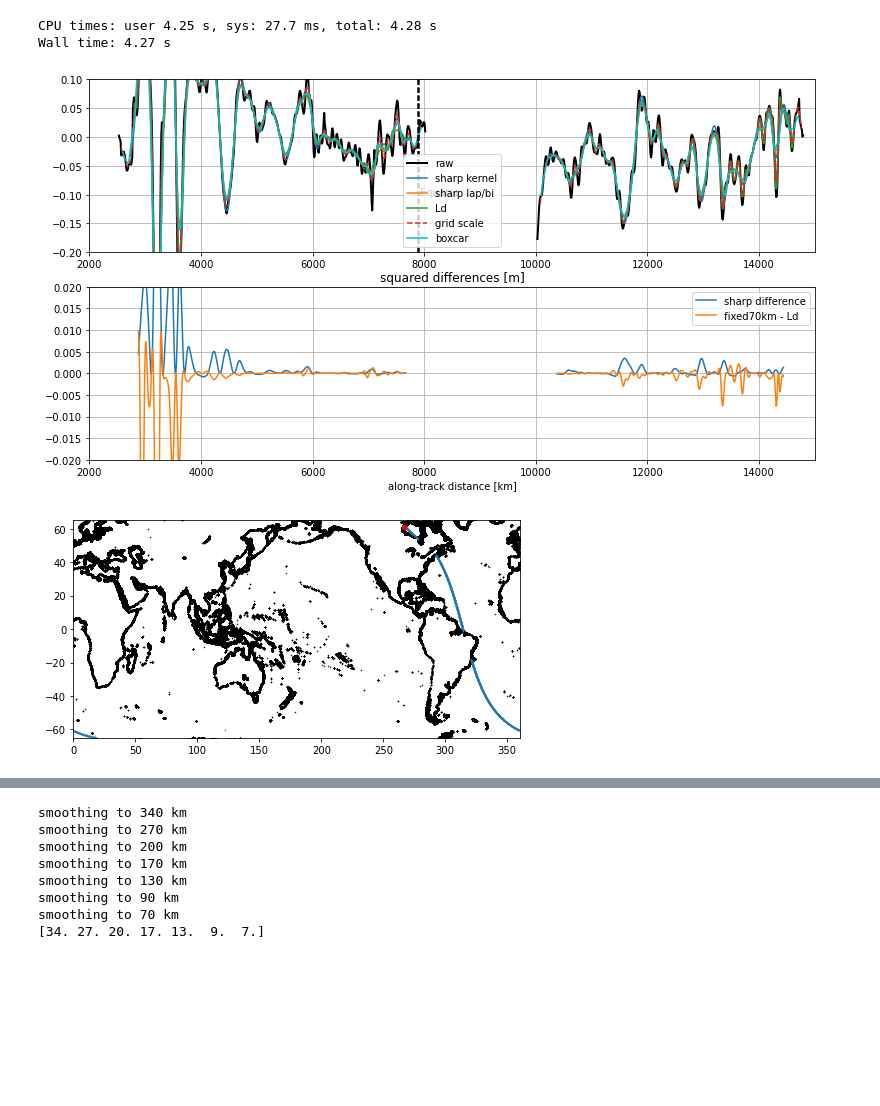
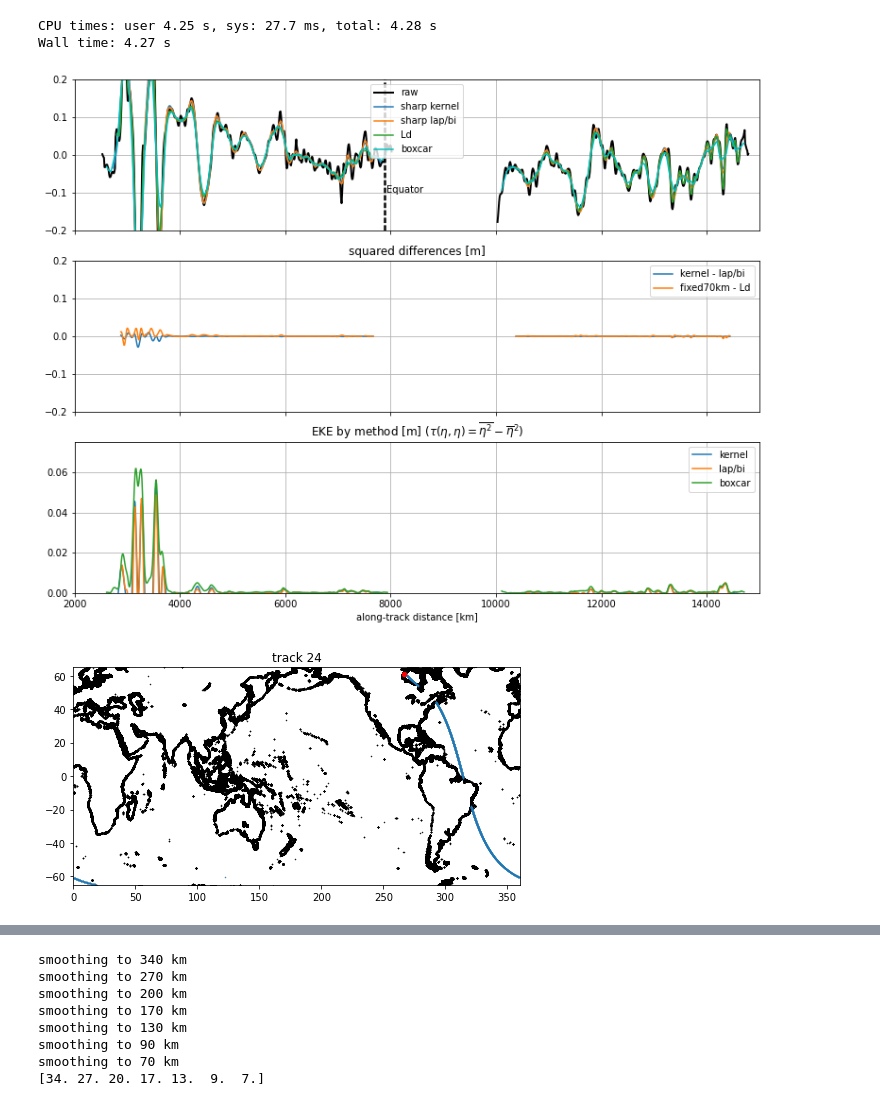
Before and after one commit to ocean-eddy-cpt/WP1T2-2D-EKE-Analysis, a Jupyter notebook: global_along_track.ipynb, the cells around one changed output, grey strips where cells are left out. Cells and saved outputs as stored; diff of their text form; code cells hidden in the pictures; blank space fills up the shorter version.

```diff
--- a/global_along_track.ipynb
+++ b/global_along_track.ipynb
@@ -47,14 +54,13 @@ lat_n = 65
 # %%
 # ------------------------------------------------------------------------------------------------
 # -- LOAD -- parsed data (gridded and interpolated in time) -- from initial_processing.ipynb
-# this is really the starting point
-# (the above two cells only need to be run once to create the file(s) to be loaded here)
+# load file created by initial_processing (data have been spatially and temporally gridded and desired nans interpolated)
 load_sat = pickle.load(open(this_sat + '/' + this_sat +'_parsed_tracks.p', 'rb'))
 load_sat2 = pickle.load(open(this_sat + '/' + this_sat +'_parsed_tracks_adt_interp_time_only.p', 'rb'))
 lon_t = load_sat['lon_t']
 lat_t = load_sat['lat_t']
 track_t = load_sat['track_t']
-adt = load_sat['adt']
+adt = load_sat2['adt']
 # sla = load_sat['sla']
 dist = load_sat['dist']
 lon_record = load_sat['lon_record']
@@ -188,6 +191,8 @@ plt.show()
 # %%
-filter_type = 'Gaussian'
-plot_filter = 1
-N = 35  # filter steps (computational choice)
-sla_filt = Filter(N, filter_type, plot_filter, sla_t_win, hor_grid_spacing, coarsening_factor0)
+# INITIALIZE LAPLACIAN/BIHARMONIC FILTER and APPLY to field
+filter_type = 'Taper'
+plot_filter = 1            # show filter relative to target w/ error
+N = 35                     # filter steps (computational choice)
+%time sla_filt = Filter(N, filter_type, plot_filter, sla_t_win, hor_grid_spacing, coarsening_factor0)
+%time sla_sq_filt = Filter(N, filter_type, plot_filter, sla_sq, hor_grid_spacing, coarsening_factor0)
 # %% [output]
@@ -331,45 +248,55 @@ Wall time: 4.27 s
 # %%
-# plot the difference between filtering with fixed filter scale and variable filter scale
-f, (ax, ax2) = plt.subplots(2,1,figsize=(13,7))
+# FIGURE: difference between filtering with fixed filter scale and variable filter scale
+f, (ax, ax2, ax3) = plt.subplots(3,1,figsize=(13,10),sharex=True)
 ii = gid
 ax.plot(dist[ii], sla_t_win[ii][10, :], color='k', linewidth=2, label='raw')       # raw
 ax.plot(dist[ii], sla_smooth[ii][10, :], label='sharp kernel')                     # sharp filter kernel
 ax.plot(dist[ii], sla_filt[ii][10, :], label='sharp lap/bi')                       # sharp filter (lap/bi)
 ax.plot(dist[ii], sla_filtered_Ld[ii][10, :], label='Ld')                          # deformation radius
-ax.plot(dist[ii], sla_filtered_deg[0][10, :], linestyle='--', label='grid scale')  # filter scale = model grid scale
-ax.plot(dist[ii], sla_filtered_boxcar[0][10, :], color='c', label='boxcar')        # boxcar
+# ax.plot(dist[ii], sla_filtered_deg[0][10, :], linestyle='--', label='grid scale')  # filter scale = model grid scale
+ax.plot(dist[ii], sla_boxcar[ii][10, :], color='c', label='boxcar')        # boxcar
 handles, labels = ax.get_legend_handles_labels()
 ax.legend(handles, labels, fontsize=10)
-ax.set_xlim([2000, 15000])
 y_l = -0.2
-y_u = 0.1
+y_u = 0.2
 ax.set_ylim([y_l, y_u])
 eq_region = np.where(np.abs(lat_record[gid]) < 0.1)[0]
 if len(eq_region) > 0:
     ax.plot([dist[gid][eq_region], dist[gid][eq_region]], [y_l, y_u], color='k', linestyle='--')
     ax.text(dist[gid][eq_region][0] + 30, y_l + 0.1, 'Equator')
 ax.grid()
 
-ax2.plot(dist[ii], sla_smooth[ii][10, :]**2 - sla_filt[ii][10, :]**2, label='sharp difference')
+ax2.plot(dist[ii], sla_smooth[ii][10, :]**2 - sla_filt[ii][10, :]**2, label='kernel - lap/bi')
 ax2.plot(dist[ii], sla_filt[ii][10, :]**2 - sla_filtered_Ld[ii][10, :]**2, label='fixed70km - Ld')
 ax2.set_title('squared differences [m]')
-ax2.set_xlabel('along-track distance [km]')
 handles, labels = ax2.get_legend_handles_labels()
 ax2.legend(handles, labels, fontsize=10)
-ax2.set_xlim([2000, 15000])
-ax2.set_ylim([-0.02, 0.02])
+ax2.set_xlim([2000, xmax-3000])
+ax2.set_ylim([-0.2, 0.2])
 ax2.grid()
+
+ax3.plot(dist[ii], sla_sq_smooth[ii][10, :] - sla_smooth[ii][10, :]**2, label='kernel')
+ax3.plot(dist[ii], sla_sq_filt[ii][10, :] - sla_filt[ii][10, :]**2, label='lap/bi')
+ax3.plot(dist[ii], sla_sq_boxcar[ii][10, :] - sla_boxcar[ii][10, :]**2, label='boxcar')
+ax3.set_title(r'EKE by method [m] ($\tau(\eta,\eta) = \overline{\eta^2} - \overline{\eta}^2$)')
+ax3.set_xlabel('along-track distance [km]')
+handles, labels = ax3.get_legend_handles_labels()
+ax3.legend(handles, labels, fontsize=10)
+ax3.set_xlim([2000, xmax-3000])
+ax3.set_ylim([0, 0.075])
+ax3.grid()
 plt.show()
 # f.savefig(this_sat + '_sample_filtering_differences', dpi=250)
 
 f, ax = plt.subplots(1, 1, figsize = (8, 4))
 ax.scatter(x4['lon'].values, x4['lat'].values, color='k', zorder=1, s=0.25)
 ax.scatter(lon_record[ii], lat_record[ii], s=0.25)
 ax.scatter(lon_record[ii][0], lat_record[ii][0], s=20, color='r')
 ax.set_xlim([lon_w, lon_e])
 ax.set_ylim([lat_s, lat_n])
+ax.set_title('track ' + str(np.int(track_record[gid])))
 plt.show()
 # f.savefig(this_sat + '_sample_filtering_differences_track', dpi=250)
 # %% [output]
-[figure, old version]
+[figure, new version]
-[figure, old version]
+[figure, new version]
```
Also changed, not shown: parts of 37 cells of this notebook, 1 other file.
